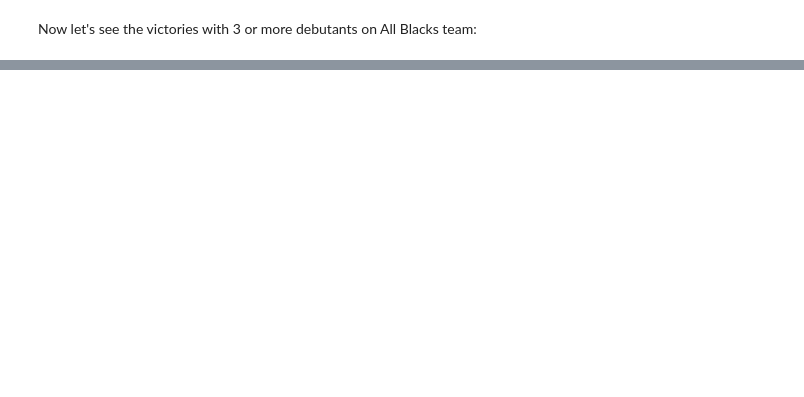
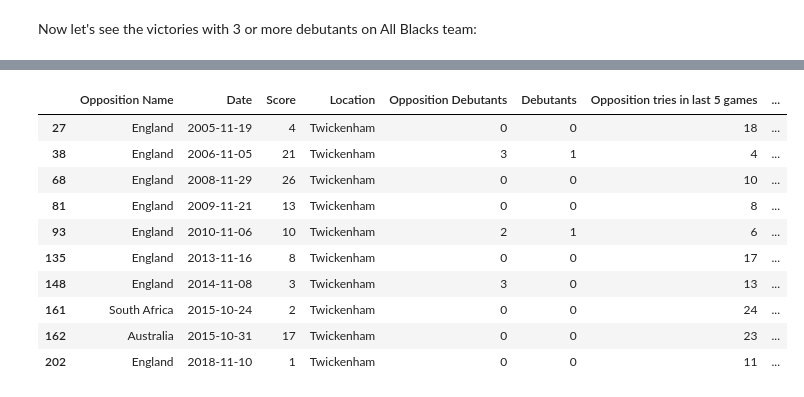
Before and after one commit to StevieCL/EDA_for_Rugby_Data, a Jupyter notebook: EDA.ipynb, the cells around one changed output, grey strips where cells are left out. Cells and saved outputs as stored; diff of their text form; code cells hidden in the pictures; blank space fills up the shorter version.

```diff
--- a/EDA.ipynb
+++ b/EDA.ipynb
@@ -189,0 +221,14 @@ sns.countplot(y='Location', data=wins, order=wins['Location'].value_counts().ind
+# %%
+copy[(copy.Result == 'Win') & (copy.Location == 'Twickenham')]
+# %% [output]
+|  | Opposition Name | Date | Score | Location | Opposition Debutants | Debutants | Opposition tries in last 5 games | ... |
+| 27 | England | 2005-11-19 | 4 | Twickenham | 0 | 0 | 18 | ... |
+| 38 | England | 2006-11-05 | 21 | Twickenham | 3 | 1 | 4 | ... |
+| 68 | England | 2008-11-29 | 26 | Twickenham | 0 | 0 | 10 | ... |
+| 81 | England | 2009-11-21 | 13 | Twickenham | 0 | 0 | 8 | ... |
+| 93 | England | 2010-11-06 | 10 | Twickenham | 2 | 1 | 6 | ... |
+| 135 | England | 2013-11-16 | 8 | Twickenham | 0 | 0 | 17 | ... |
+| 148 | England | 2014-11-08 | 3 | Twickenham | 3 | 0 | 13 | ... |
+| 161 | South Africa | 2015-10-24 | 2 | Twickenham | 0 | 0 | 24 | ... |
+| 162 | Australia | 2015-10-31 | 17 | Twickenham | 0 | 0 | 23 | ... |
+| 202 | England | 2018-11-10 | 1 | Twickenham | 0 | 0 | 11 | ... |
```
Also changed, not shown: parts of 18 cells of this notebook.
